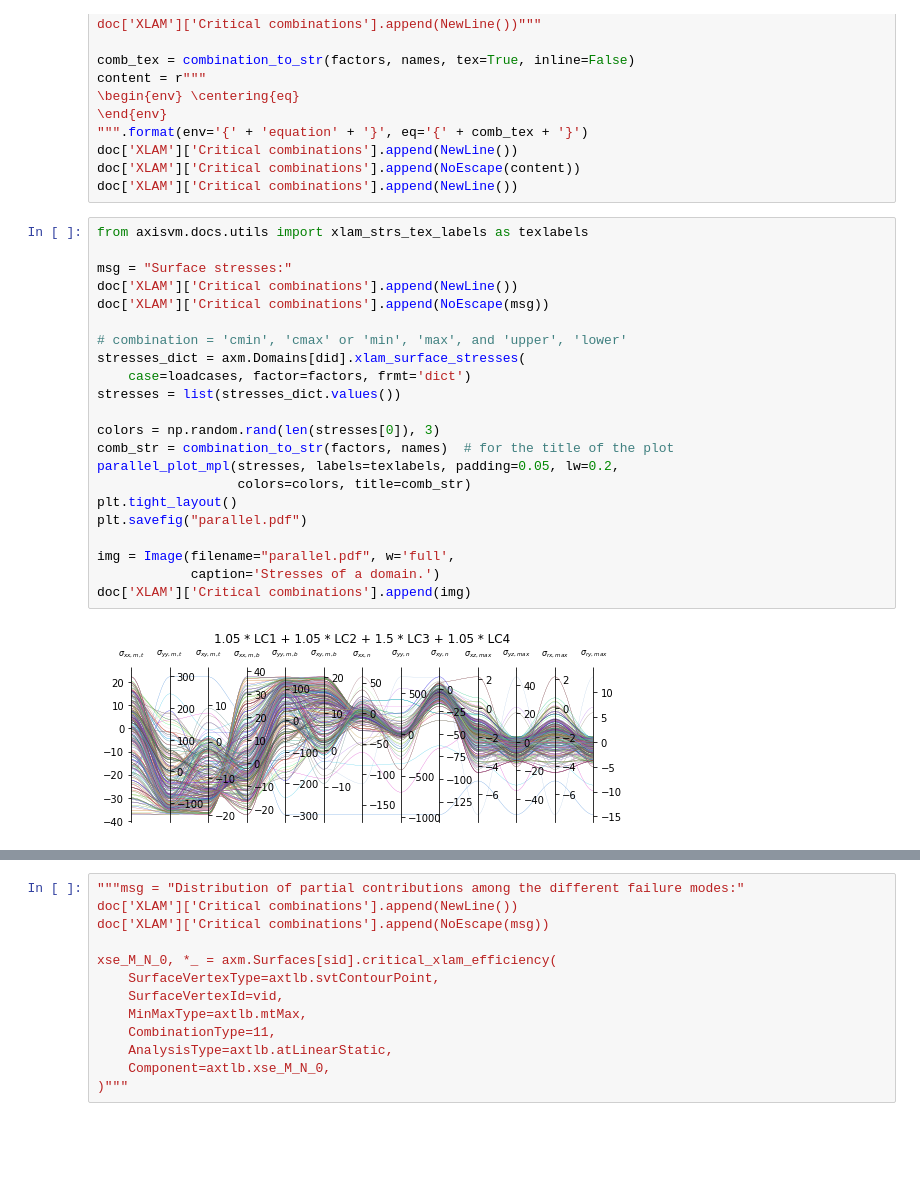
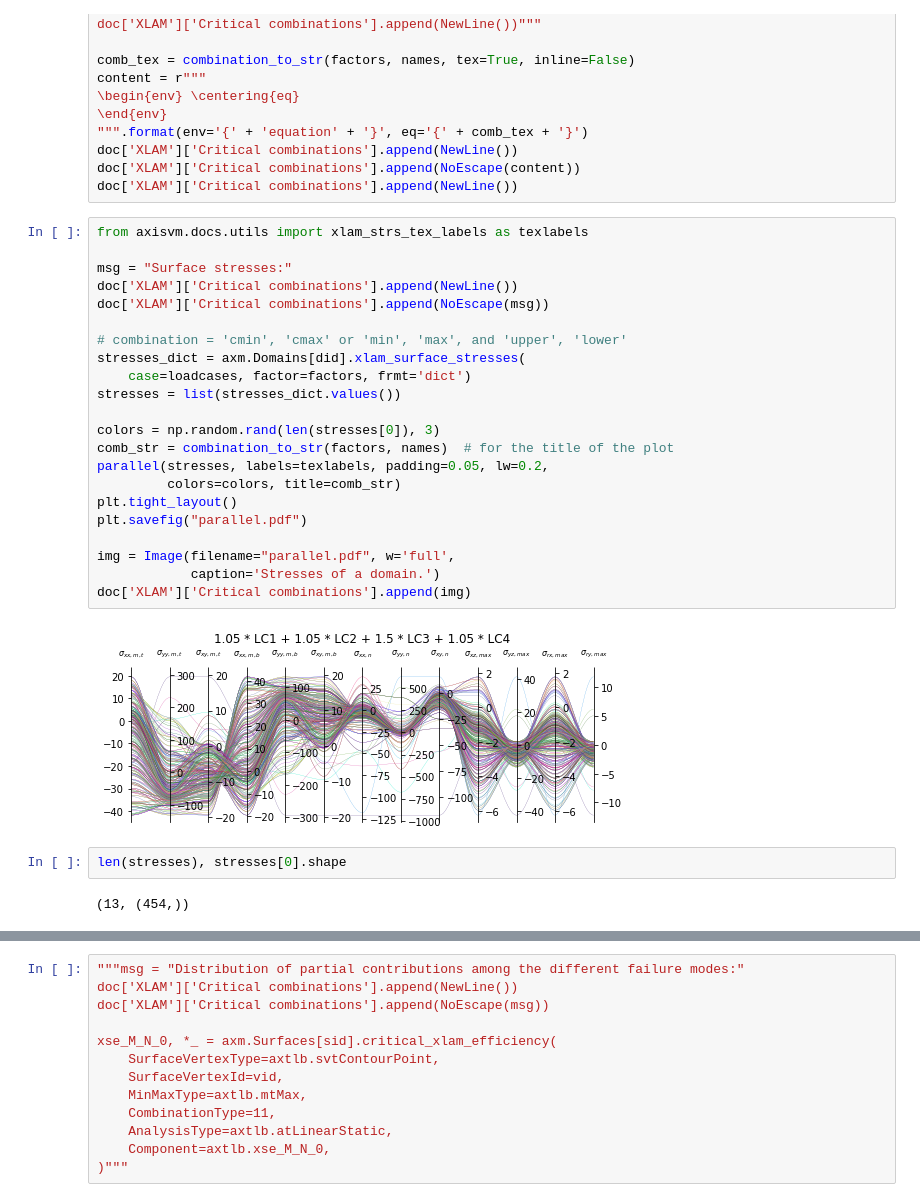
Before and after one commit to AndreeeaMB/pyaxisvm, a Jupyter notebook: examples/cookbook.ipynb, the cells around one changed output, grey strips where cells are left out. Saved outputs shown, nothing was run; the diff lists cells and outputs as text; blank space fills up the shorter version.

```diff
--- a/examples/cookbook.ipynb
+++ b/examples/cookbook.ipynb
@@ -263,27 +281,31 @@ doc['XLAM']['Critical combinations'].append(NewLine())
 # %%
 from axisvm.docs.utils import xlam_strs_tex_labels as texlabels
 
 msg = "Surface stresses:"
 doc['XLAM']['Critical combinations'].append(NewLine())
 doc['XLAM']['Critical combinations'].append(NoEscape(msg))
 
 # combination = 'cmin', 'cmax' or 'min', 'max', and 'upper', 'lower'
 stresses_dict = axm.Domains[did].xlam_surface_stresses(
     case=loadcases, factor=factors, frmt='dict')
 stresses = list(stresses_dict.values())
 
 colors = np.random.rand(len(stresses[0]), 3)
 comb_str = combination_to_str(factors, names)  # for the title of the plot
-parallel_plot_mpl(stresses, labels=texlabels, padding=0.05, lw=0.2,
-                  colors=colors, title=comb_str)
+parallel(stresses, labels=texlabels, padding=0.05, lw=0.2,
+         colors=colors, title=comb_str)
 plt.tight_layout()
 plt.savefig("parallel.pdf")
 
 img = Image(filename="parallel.pdf", w='full',
             caption='Stresses of a domain.')
 doc['XLAM']['Critical combinations'].append(img)
 # %% [output]
-[figure, old version]
+[figure, new version]
+# %%
+len(stresses), stresses[0].shape
+# %% [output]
+(13, (454,))
 # %%
 msg = "Efficiancies:"
 doc['XLAM']['Critical combinations'].append(NoEscape(msg))
```
Also changed, not shown: parts of 10 cells of this notebook, 17 other files.
